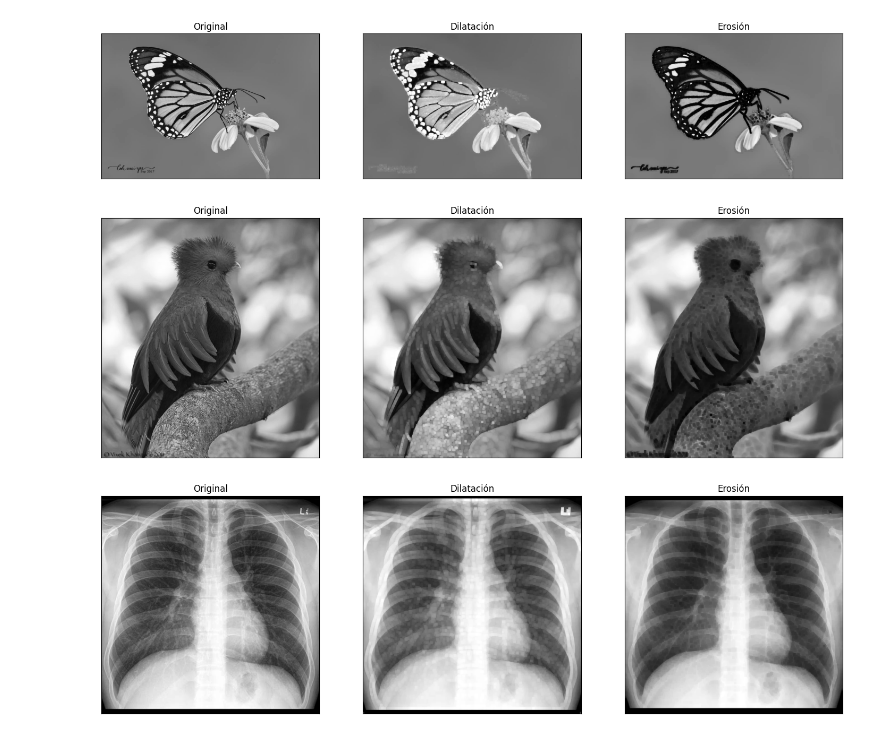
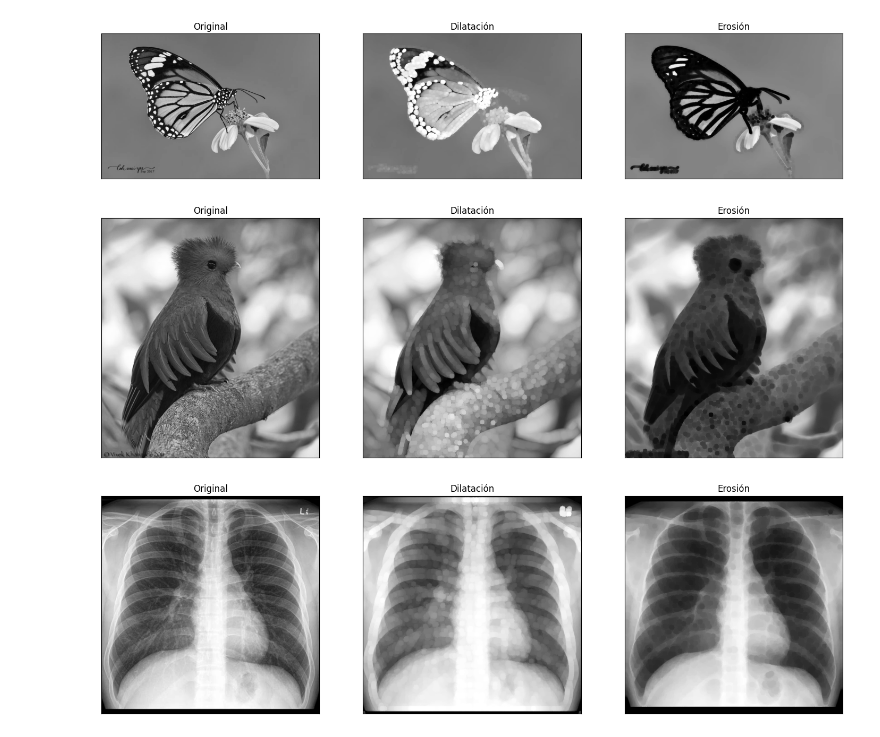
Before and after one commit to MarianoReyes/Lab01_VC, a Jupyter notebook: ejercicio3.ipynb, the cells around one changed output. Drawn from its saved outputs; the diff is of its cells as text; code cells hidden in the pictures.

Commit message:
add: Morfologia de las imagenes

```diff
--- a/ejercicio3.ipynb
+++ b/ejercicio3.ipynb
@@ -1,37 +1,41 @@
 # %%
 import cv2
 import numpy as np
 import matplotlib.pyplot as plt
+from skimage import morphology as mo
+import skimage as ski
 
 # Nombres de archivos de las imágenes
 imagenes = ['./imgs/butterfly.jpeg', './imgs/quetzalgris.png', './imgs/chestXray.jpeg']
 
 # Elemento estructurante para operaciones morfológicas
-kernel = np.ones((5,5), np.uint8)
+kernel = mo.disk(5)
 
 for imagen in imagenes:
-    # Leer imagen
-    img = cv2.imread(imagen)
-    # Convertir a escala de grises
-    gray = cv2.cvtColor(img, cv2.COLOR_BGR2GRAY)
 
-    # Aplicar dilatación
-    dilation = cv2.dilate(gray, kernel, iterations=1)
+    I = plt.imread(imagen)
 
-    # Aplicar erosión
-    erosion = cv2.erode(gray, kernel, iterations=1)
+    try:
+        I = ski.color.rgb2gray(I)
+    except:
+        I = ski.color.rgba2rgb(I)
+        I = ski.color.rgb2gray(I)
+
+    gray = I
+    dilation = mo.dilation(gray, kernel)
+    erosion = mo.erosion(gray, kernel)
 
     # Visualización de las imágenes
     titles = ['Original', 'Dilatación', 'Erosión']
     images = [gray, dilation, erosion]
 
     plt.figure(figsize=(18, 12))
     for i in range(3):
         plt.subplot(1, 3, i+1), plt.imshow(images[i], 'gray')
         plt.title(titles[i])
         plt.xticks([]), plt.yticks([])
     plt.show()
 # %% [output]
-[figure, old version]
+[figure, new version]
 [figure]
-[figure, old version]
+[figure, new version]
```
Also changed, not shown: parts of 6 cells of this notebook.
